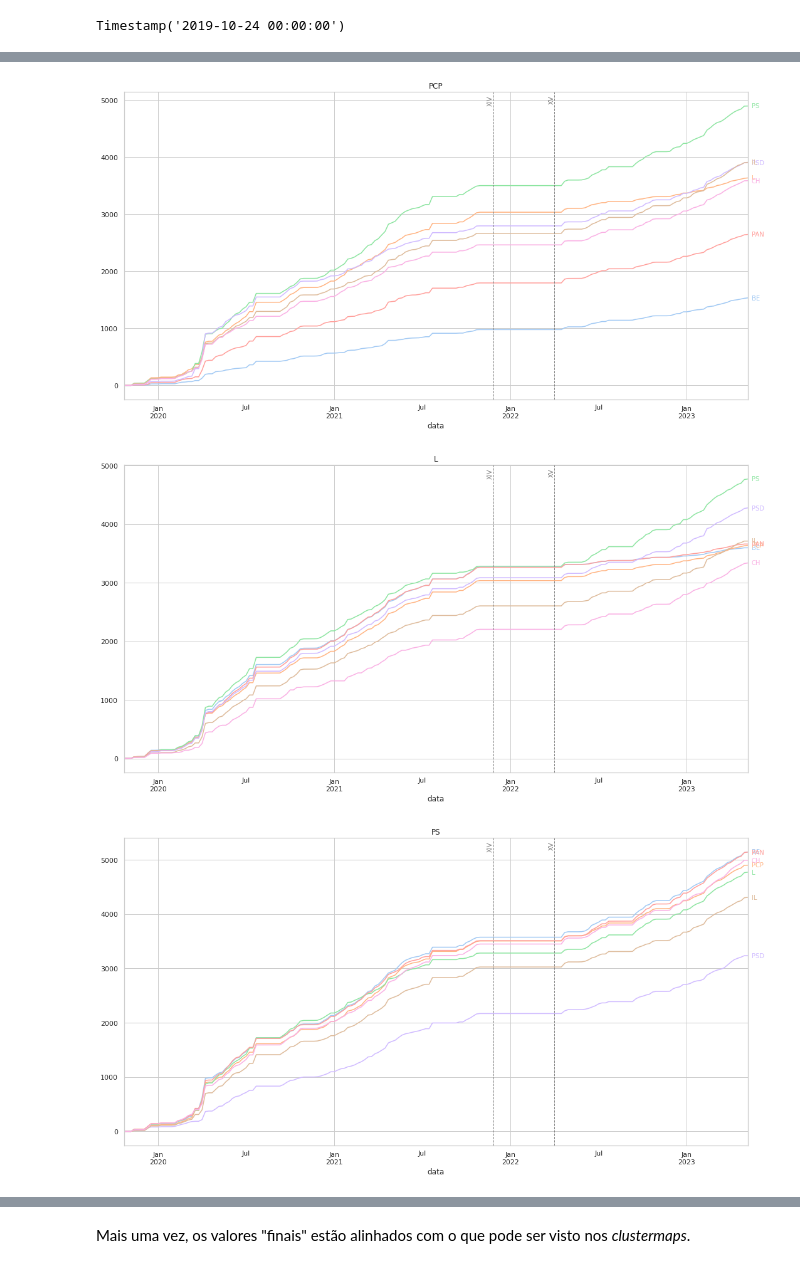
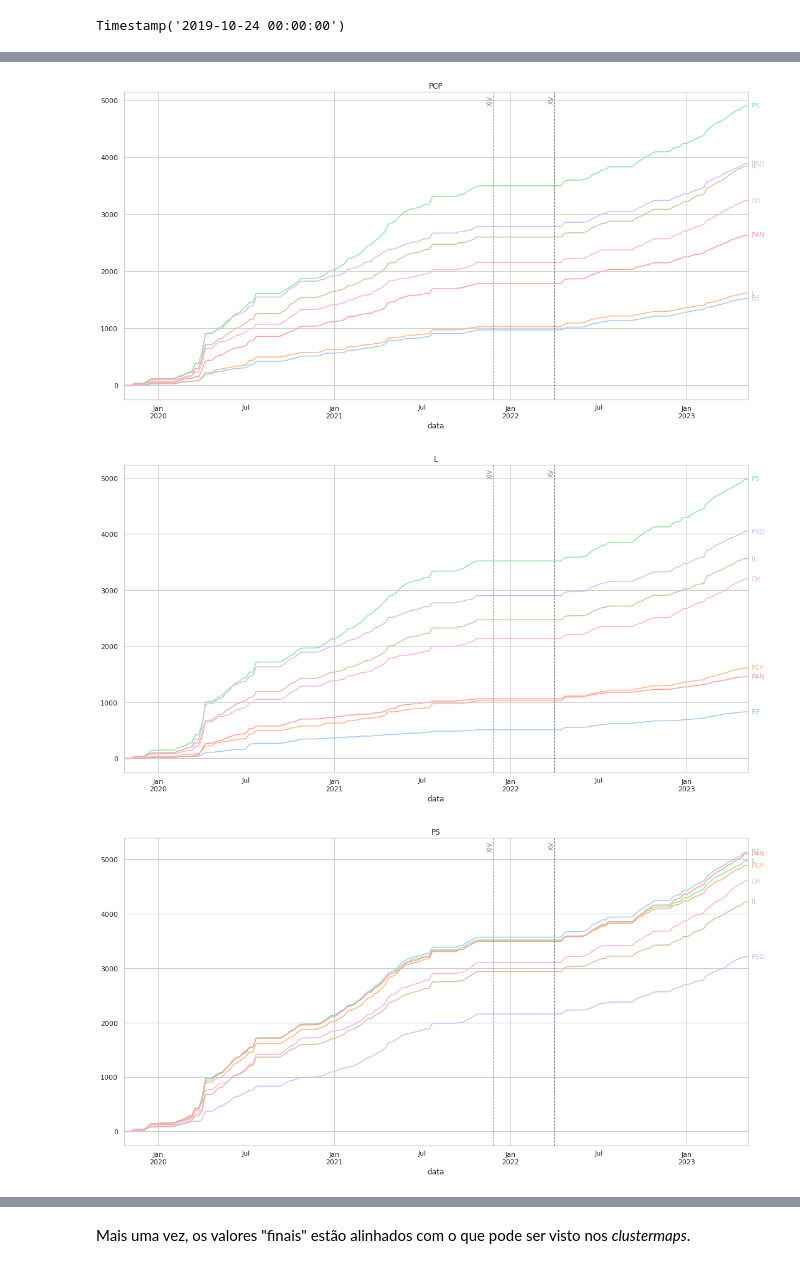
Before and after one commit to fsmunoz/fsmunoz.github.io, a Jupyter notebook: parlamento/jupyter_execute/evol_anos-update.ipynb, the cells around one changed output, grey strips where cells are left out. Drawn from its saved outputs; the diff is of its cells as text; code cells hidden in the pictures.

```diff
--- a/parlamento/jupyter_execute/evol_anos-update.ipynb
+++ b/parlamento/jupyter_execute/evol_anos-update.ipynb
@@ -274,7 +274,7 @@ def political_heatmap(vdf,plist,title):
 l13_parties = ['BE', 'PCP' ,'PEV', 'PS', 'PAN', 'PSD','CDS-PP']
 l14_parties = ['BE', 'PCP', 'L', 'PS', 'PAN','PSD','IL', 'CH']
 l15_parties = ['BE', 'PCP', 'L', 'PS', 'PAN','PSD','IL', 'CH']
-l14_parties = ['BE', 'PCP', 'PEV', 'L/JKM', 'PS', 'PAN','PAN/CR','PSD','IL','CDS-PP', 'CH']
+l14_parties = ['BE', 'PCP', 'PEV', 'L', 'PS', 'PAN','PAN/CR','PSD','IL','CDS-PP', 'CH']
 # %%
 l13_ini_df = ini_to_df(l13_ini_tree)
 l14_ini_df = ini_to_df(l14_ini_tree)
@@ -442,7 +444,10 @@ Mais genericamente, em termos de tendências:
 
 O eixo horizontal representa as datas das votações, e o vertical o valor acumulado conforme a quantificação descrita acima.
 # %%
-submissions_ini_hm = submissions_ini.replace(["A Favor", "Contra", "Abstenção", "Ausência"], [1,-1,0,0]).fillna(0)
+#submissions_ini_hm = submissions_ini[submissions_ini != "Ausência"]
+submissions_ini_hm = submissions_ini.replace(["A Favor", "Contra", "Abstenção", "Ausência"], [1,-1,0,0])
+#df = df[df.line_race != 0]
+#submissions_ini_hm["resultado"].unique()
 # %%
 
 submissions_ini_hm =submissions_ini_hm.set_index("data")
@@ -472,7 +477,7 @@ for party in parties:
     subp = subp[parties]
     #fig = plt.figure()
     subp = subp.drop(party, axis=1)
-    ax = subp.resample("1W").sum().cumsum().plot(kind="line", title=party, figsize=(15,5))
+    ax = subp.resample("1M").sum().cumsum().plot(kind="line", title=party, figsize=(15,5))
 
     for line, name in zip(ax.lines, subp.columns):
         y = line.get_ydata()[-1]
@@ -560,10 +568,12 @@ l13_max_date
 # %% [output]
 Timestamp('2019-10-24 00:00:00')
 # %%
-all_votes_hmn = all_votes_hm.replace(["A Favor", "Contra", "Abstenção", "Ausência"], [1,-1,0,0]).fillna(0)
+
+#all_votes_hm = all_votes_hm[all_votes_hm != "Ausência"]
+all_votes_hmn = all_votes_hm.replace(["A Favor", "Contra", "Abstenção", "Ausência"], [1,-1,0,0])
 all_votes_hmn['data'] = pd.to_datetime(all_votes_hmn['data'])
 all_votes_hmn.sort_values(by='data', inplace = True)
 all_ts =all_votes_hmn.set_index("data")
 all_parties = ['BE', 'PCP', 'L', 'PS', 'PAN', 'PSD', 'IL', 'CH']
-all_ts
+
 #all_votes_hmn['data']
@@ -587,7 +582,7 @@ distances = {}
 
 for party in all_parties:
     party_dist_df = all_ts
-
+    party_dist_df = party_dist_df
     for dist_party in all_parties:
         party_dist_df[str("dist_" + dist_party)] = abs(party_dist_df[party]-party_dist_df[dist_party])
     distances[party] = party_dist_df.copy(deep=True)
@@ -619,3 +614,3 @@ for party in all_parties:
-[figure, old version]
+[figure, new version]
-[figure, old version]
+[figure, new version]
-[figure, old version]
+[figure, new version]
```
Also changed, not shown: parts of 6 cells of this notebook, 37 other files.
